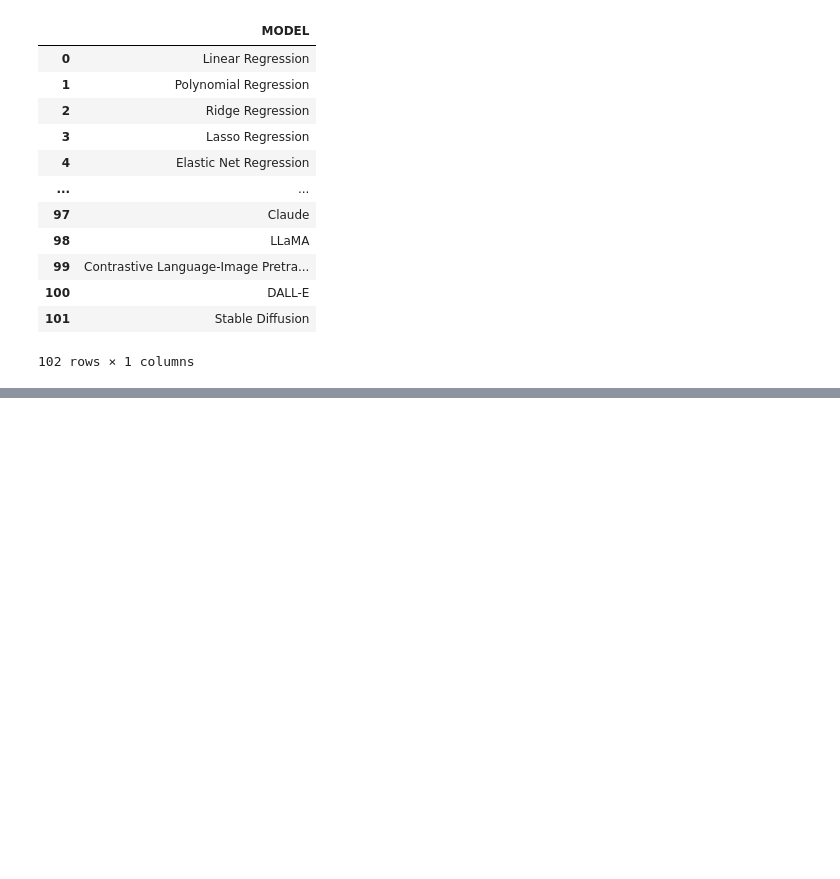
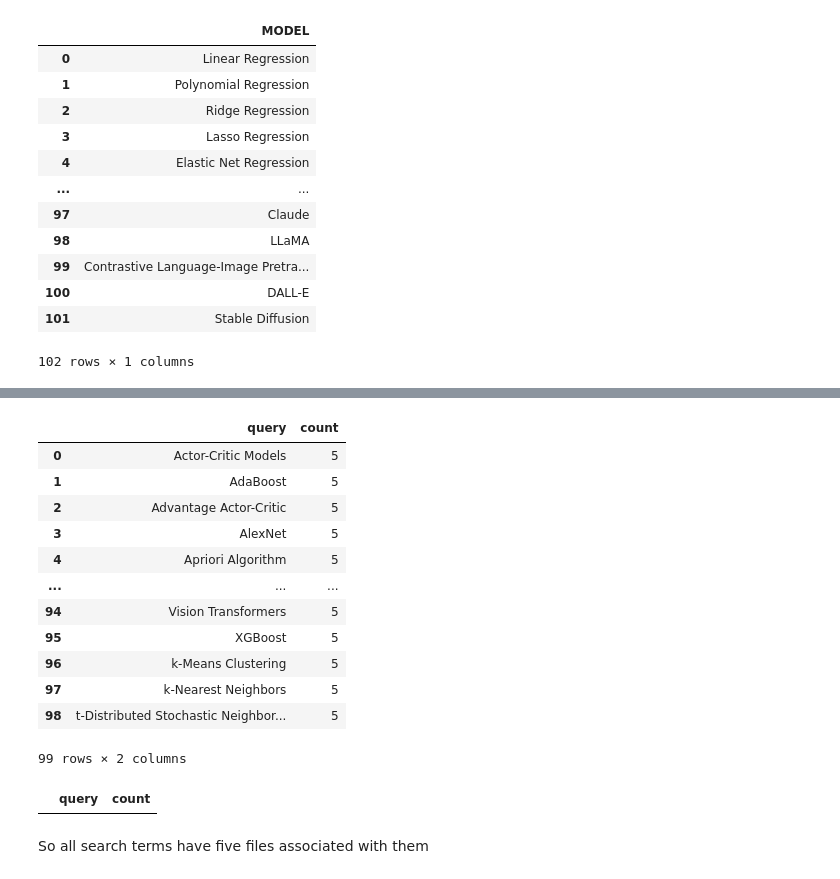
Before and after one commit to seyedrezamirkhani/ml-lncRNA, a Jupyter notebook: src/notebooks/part-04-finding-ML-methods-with-ML/11-download-files.ipynb, the cells around one changed output, grey strips where cells are left out. Saved outputs shown, nothing was run; the diff lists cells and outputs as text; code cells hidden in the pictures; blank space fills up the shorter version.

Commit message:
added checks for number of files being downloaded. discovered the issue with searching google scholar using official BERT definition.

```diff
--- a/src/notebooks/part-04-finding-ML-methods-with-ML/11-download-files.ipynb
+++ b/src/notebooks/part-04-finding-ML-methods-with-ML/11-download-files.ipynb
@@ -187,0 +172,2 @@ data_df
+# %%
+check_df = data_df.dropna()
@@ -188,2 +190,26 @@ data_df
+# %%
+check_df = check_df.groupby(['query'])['query'].count().reset_index(name='count')
+# %%
+check_df
+# %% [output]
+|  | query | count |
+| 0 | Actor-Critic Models | 5 |
+| 1 | AdaBoost | 5 |
+| 2 | Advantage Actor-Critic | 5 |
+| 3 | AlexNet | 5 |
+| 4 | Apriori Algorithm | 5 |
+| ... | ... | ... |
+| 94 | Vision Transformers | 5 |
+| 95 | XGBoost | 5 |
+| 96 | k-Means Clustering | 5 |
+| 97 | k-Nearest Neighbors | 5 |
+| 98 | t-Distributed Stochastic Neighbor... | 5 |
+99 rows × 2 columns
+# %%
+check_df.query('count != 5')
+# %% [output]
+|  | query | count |
+# %% [markdown]
+So all search terms have five files associated with them
 # %%
 data_df.to_parquet(f'{DATA_FOLDER}detect_ml_models.parquet')
```
Also changed, not shown: parts of 5 cells of this notebook.
